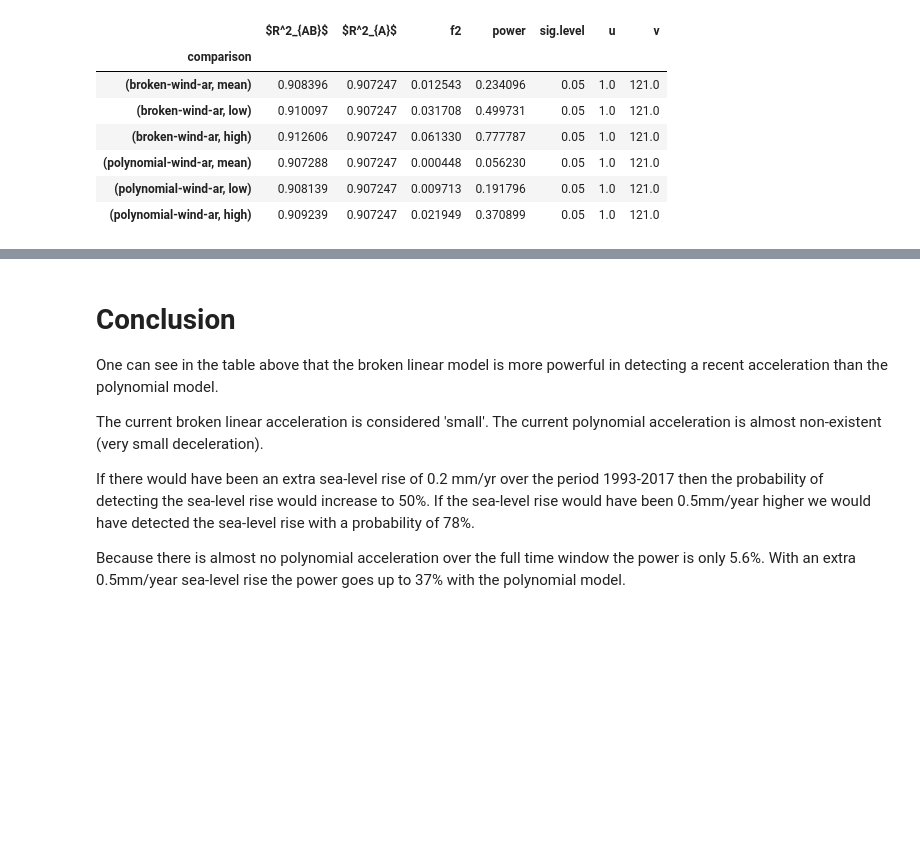
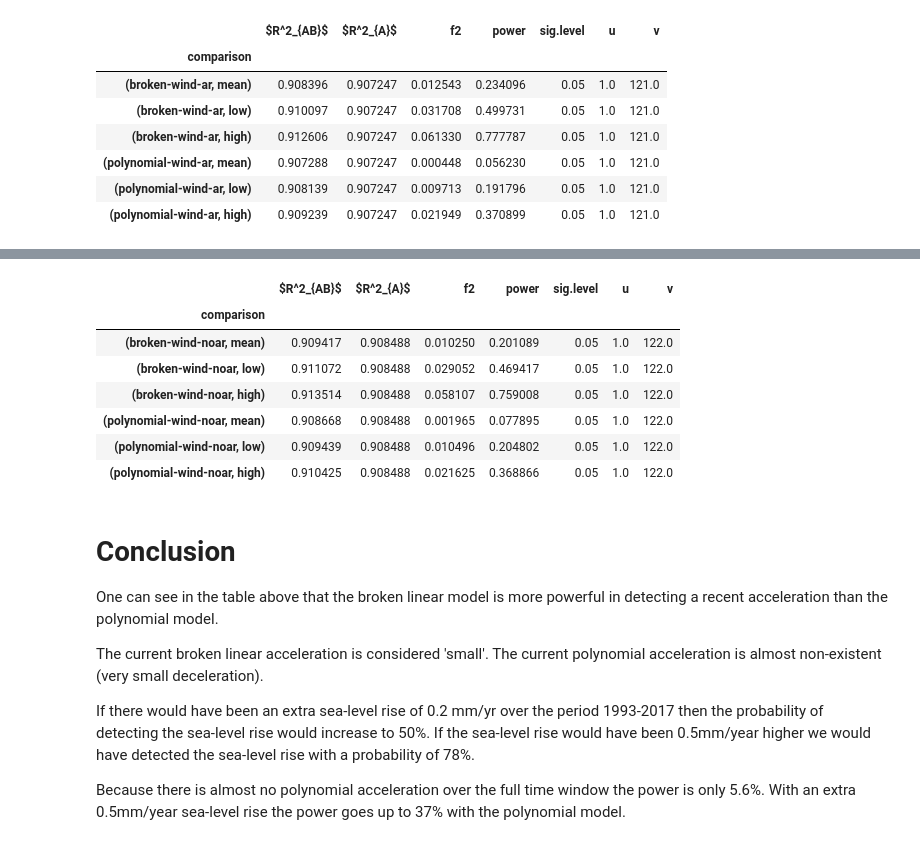
Before and after one commit to openearth/sealevel, a Jupyter notebook: notebooks/analysis/power/power.ipynb, the cells around one changed output, grey strips where cells are left out. Cells and saved outputs as stored; diff of their text form; code cells hidden in the pictures; blank space fills up the shorter version.

Commit message:
power analysis

```diff
--- a/notebooks/analysis/power/power.ipynb
+++ b/notebooks/analysis/power/power.ipynb
@@ -287,3 +290,44 @@ pd.DataFrame(powers).set_index('comparison')
+# %%
+# Now we can compute the expected power for all the different models
+# load the power library in R
+%R library(pwr)
+
+a = results.loc[('linear-wind-noar', 'mean')]
+
+comparisons = [
+    ('broken-wind-noar', 'mean'),
+    ('broken-wind-noar', 'low'),
+    ('broken-wind-noar', 'high'),
+    ('polynomial-wind-noar', 'mean'),
+    ('polynomial-wind-noar', 'low'),
+    ('polynomial-wind-noar', 'high')
+]
+
+r2dict = lambda x: { key : x.rx2(key)[0] for key in x.names }
+powers = []
+for comparison in comparisons:
+    ab = results.loc[comparison]
+    f2 = (ab.r2 - a.r2)/(1-ab.r2)
+    u = ab.df_model - a.df_model
+    v = a.df_resid
+    # compute
+    result = %R -i f2 -i u -i v pwr.f2.test(u, v, f2, 0.05)
+    result = r2dict(result)
+    result['comparison'] = comparison
+    result.pop('method')
+    result['$R^2_{AB}$'] = ab.r2
+    result['$R^2_{A}$'] = a.r2
+    powers.append(result)
+pd.DataFrame(powers).set_index('comparison')
+# %% [output]
+|  | $R^2_{AB}$ | $R^2_{A}$ | f2 | power | sig.level | u | v |
+| comparison |  |  |  |  |  |  |  |
+| (broken-wind-noar, mean) | 0.909417 | 0.908488 | 0.010250 | 0.201089 | 0.05 | 1.0 | 122.0 |
+| (broken-wind-noar, low) | 0.911072 | 0.908488 | 0.029052 | 0.469417 | 0.05 | 1.0 | 122.0 |
+| (broken-wind-noar, high) | 0.913514 | 0.908488 | 0.058107 | 0.759008 | 0.05 | 1.0 | 122.0 |
+| (polynomial-wind-noar, mean) | 0.908668 | 0.908488 | 0.001965 | 0.077895 | 0.05 | 1.0 | 122.0 |
+| (polynomial-wind-noar, low) | 0.909439 | 0.908488 | 0.010496 | 0.204802 | 0.05 | 1.0 | 122.0 |
+| (polynomial-wind-noar, high) | 0.910425 | 0.908488 | 0.021625 | 0.368866 | 0.05 | 1.0 | 122.0 |
 # %% [markdown]
 # Conclusion
 One can see in the table above that the broken linear model is more powerful in detecting a recent acceleration than the polynomial model.
```
Also changed, not shown: parts of 1 cell of this notebook.
